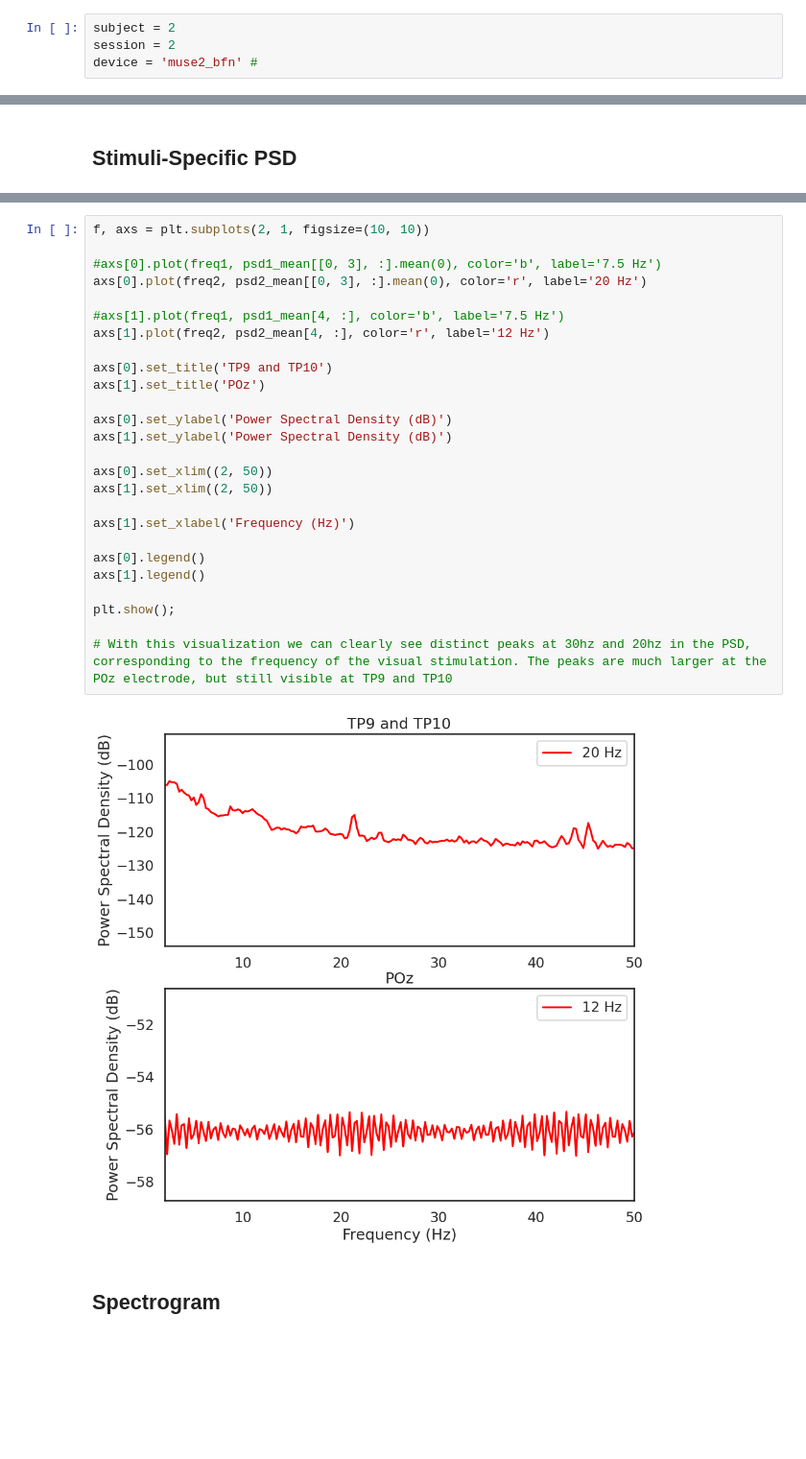
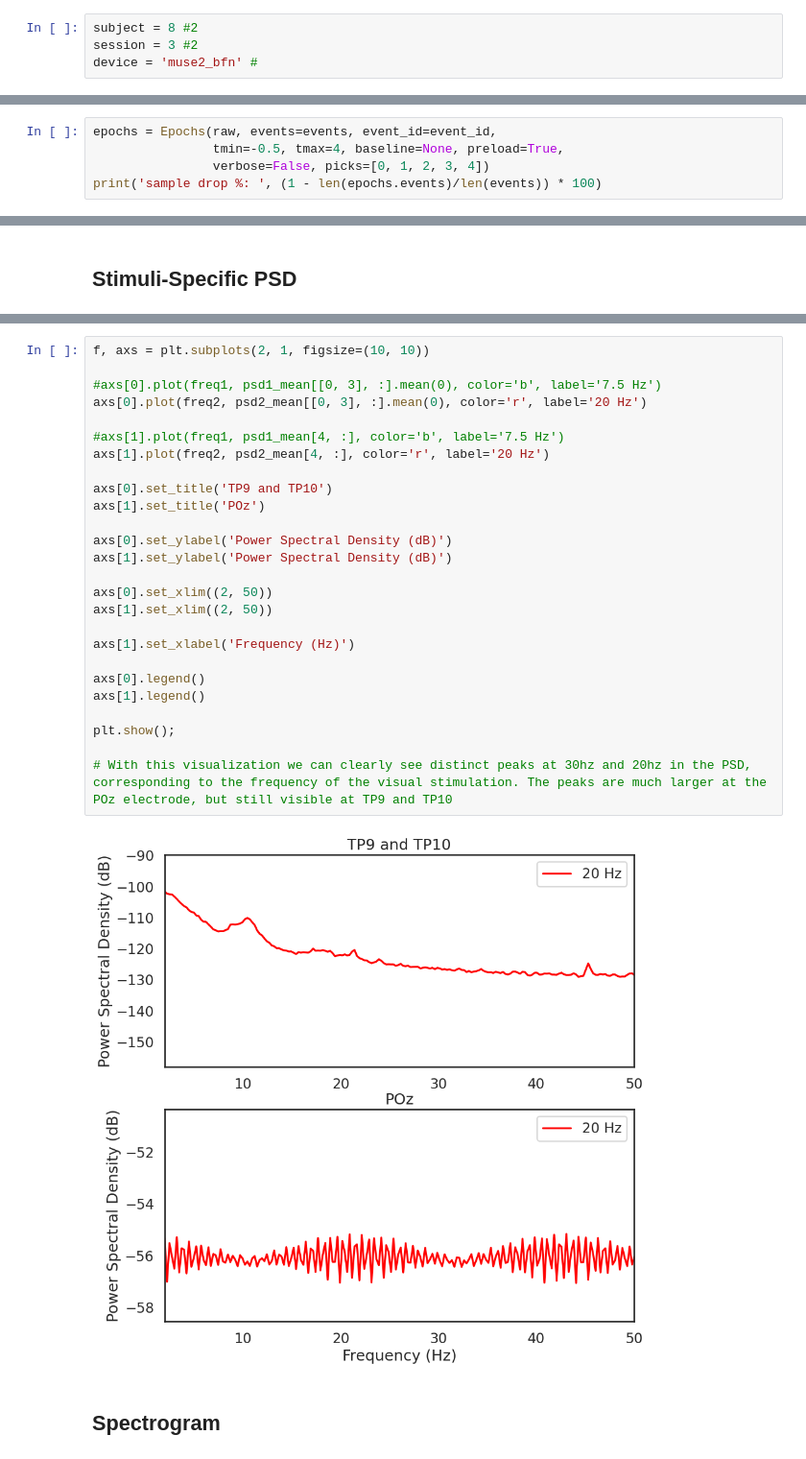
Before and after one commit to NeuroTechX/EEG-ExPy, a Jupyter notebook: eegnb/summerschool/visual_ssvep/ssvep_viz.ipynb, the cells around one changed output, grey strips where cells are left out. Shown at 96% size. Drawn from its saved outputs; the diff is of its cells as text; blank space fills up the shorter version.

```diff
--- a/eegnb/summerschool/visual_ssvep/ssvep_viz.ipynb
+++ b/eegnb/summerschool/visual_ssvep/ssvep_viz.ipynb
@@ -65,8 +48,8 @@ subject = 3
 session = 1
 device = 'unicorn'
 # %%
-subject = 2
-session = 2
+subject = 8 #2
+session = 3 #2
 device = 'muse2_bfn' #
 # %%
 raw = load_data(subject, session,
@@ -135,0 +125,5 @@ sample drop %:  4.1666666666666625
+# %%
+epochs = Epochs(raw, events=events, event_id=event_id,
+                tmin=-0.5, tmax=4, baseline=None, preload=True,
+                verbose=False, picks=[0, 1, 2, 3, 4])
+print('sample drop %: ', (1 - len(epochs.events)/len(events)) * 100)
@@ -164,31 +163,31 @@ Effective window size : 4.016 (s)
 # %%
 f, axs = plt.subplots(2, 1, figsize=(10, 10))
 
 #axs[0].plot(freq1, psd1_mean[[0, 3], :].mean(0), color='b', label='7.5 Hz')
 axs[0].plot(freq2, psd2_mean[[0, 3], :].mean(0), color='r', label='20 Hz')
 
 #axs[1].plot(freq1, psd1_mean[4, :], color='b', label='7.5 Hz')
-axs[1].plot(freq2, psd2_mean[4, :], color='r', label='12 Hz')
+axs[1].plot(freq2, psd2_mean[4, :], color='r', label='20 Hz')
 
 axs[0].set_title('TP9 and TP10')
 axs[1].set_title('POz')
 
 axs[0].set_ylabel('Power Spectral Density (dB)')
 axs[1].set_ylabel('Power Spectral Density (dB)')
 
 axs[0].set_xlim((2, 50))
 axs[1].set_xlim((2, 50))
 
 axs[1].set_xlabel('Frequency (Hz)')
 
 axs[0].legend()
 axs[1].legend()
 
 plt.show();
 
 # With this visualization we can clearly see distinct peaks at 30hz and 20hz in the PSD, corresponding to the frequency of the visual stimulation. The peaks are much larger at the POz electrode, but still visible at TP9 and TP10
 # %% [output]
-[figure, old version]
+[figure, new version]
 # %% [markdown]
 ## Spectrogram
 # %%
```
Also changed, not shown: parts of 10 cells of this notebook, 1 other file.
